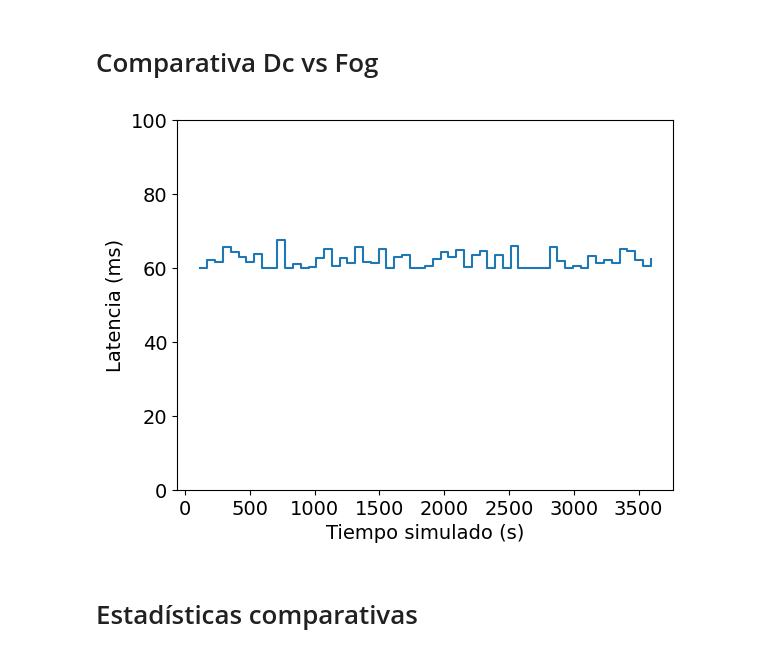
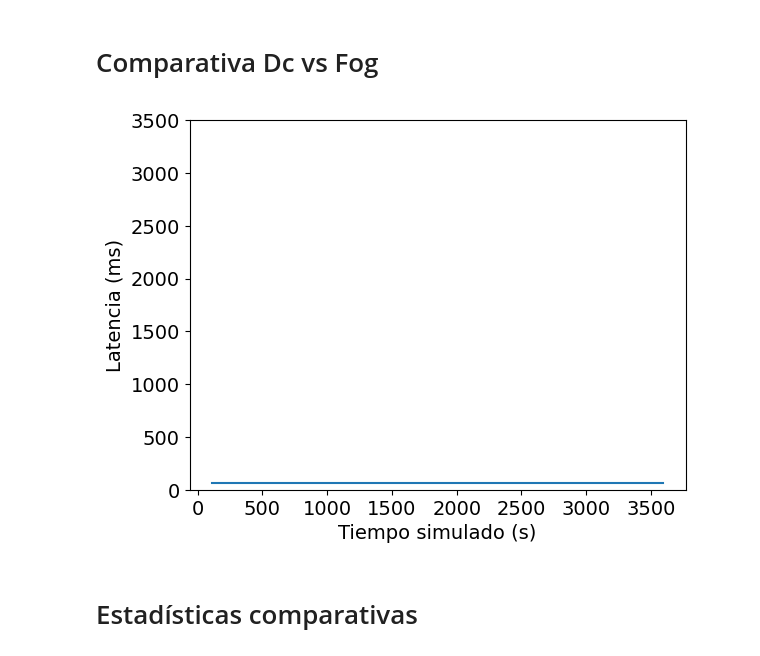
Before and after one commit to UlyssesDeAguilar/Simcan2Fog, a Jupyter notebook: simulations/EdgeScenario/analysis/delays.ipynb, the cells around one changed output. Cells and saved outputs as stored; diff of their text form; code cells hidden in the pictures.

Commit message:
fix: Fixed the graphics and some parameters

```diff
--- a/simulations/EdgeScenario/analysis/delays.ipynb
+++ b/simulations/EdgeScenario/analysis/delays.ipynb
@@ -112,24 +112,24 @@ plt.show()
 # %%
 #plt.title("Latencia servicio-cliente")
 plt.ylabel("Latencia (ms)")
 plt.xlabel("Tiempo simulado (s)")
 plt.plot(delay_dc, drawstyle='steps-post', label="Cloud")
 ax = plt.gca()
-ax.set_ylim([0,4000])
+ax.set_ylim([0,3500])
 plt.gcf().savefig("smallDelaysDc.pdf", bbox_inches='tight')
 
 # Reset
 plt.clf()
 
 # Dump the small one
 plt.ylabel("Latencia (ms)")
 plt.xlabel("Tiempo simulado (s)")
 plt.plot(delay_fog, drawstyle='steps-post', label= "Fog")
 ax = plt.gca()
-ax.set_ylim([0,100])
+ax.set_ylim([0,3500])
 plt.gcf().savefig("smallDelaysFog.pdf", bbox_inches='tight')
 # %% [output]
-[figure, old version]
+[figure, new version]
 # %% [markdown]
 # Estadísticas comparativas
 # %%
```
Also changed, not shown: 6 other files.
